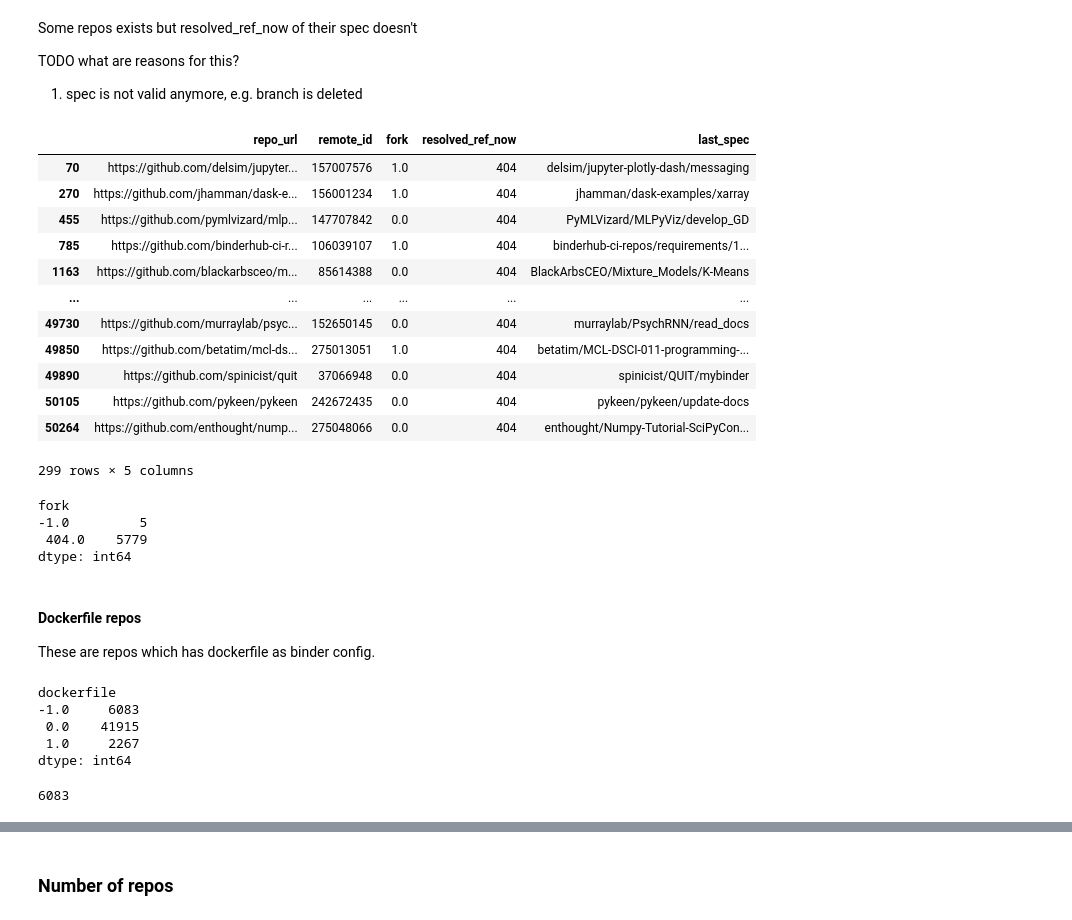
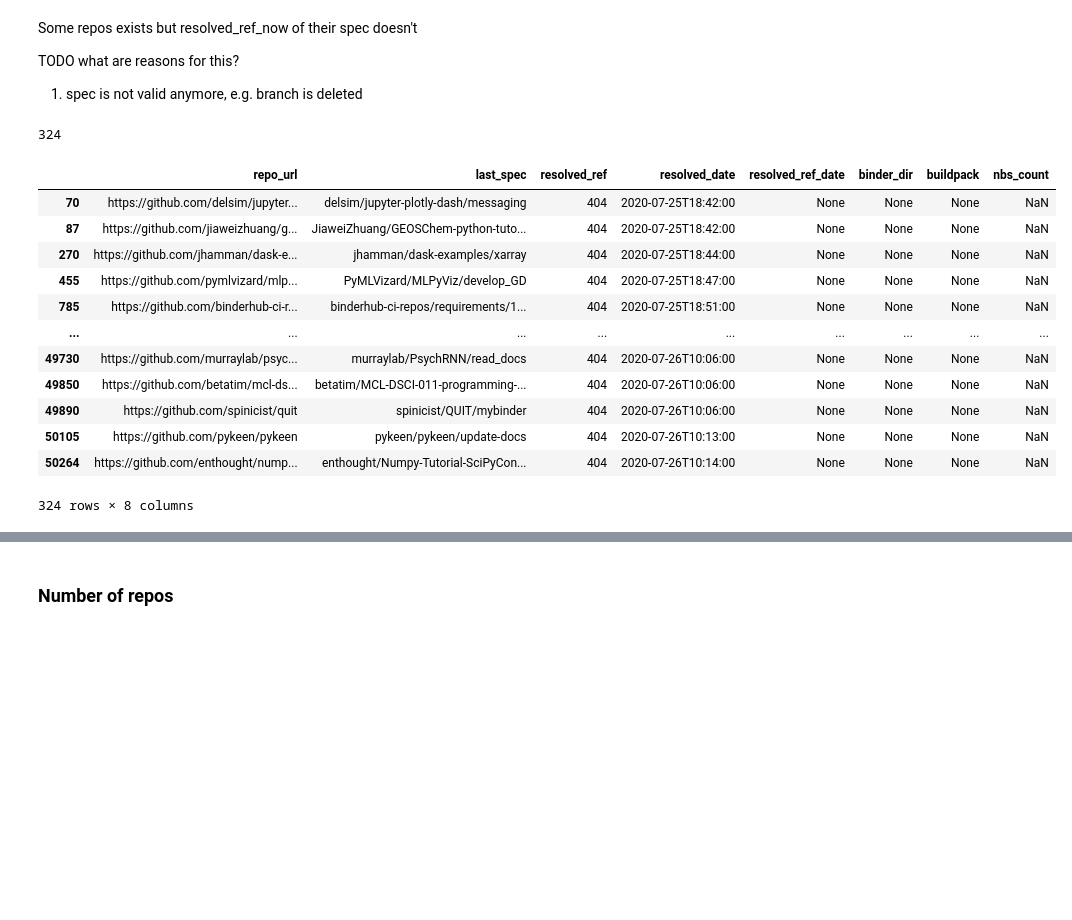
Before and after one commit to gesiscss/binder_paper_20, a Jupyter notebook: analysis/repos.ipynb, the cells around one changed output, grey strips where cells are left out. Cells and saved outputs as stored; diff of their text form; code cells hidden in the pictures; blank space fills up the shorter version.

Commit message:
update first analysis for new db

```diff
--- a/analysis/repos.ipynb
+++ b/analysis/repos.ipynb
@@ -32,10 +44,11 @@ db[repo_table].columns_dict
 # %%
-query = f'SELECT * FROM {repo_table} ORDER BY first_launch;'
+query = f'SELECT * FROM {repo_table} ORDER BY first_launch_ts;'
 repos = pd.read_sql_query(query, db.conn)
-repos = repos[
-    ["id", "remote_id", "repo_url", "provider",
-     "last_spec", "launch_count", "resolved_ref_now",
-     "image_name", "fork", "dockerfile","renamed"]]
+# repos = repos[
+#     ["id", "remote_id", "provider", "repo_url",
+#      "last_spec", "resolved_ref", "launch_count",
+#      "fork","renamed", "launch_count",
+#      "binder_dir", "buildpack", "nbs_count"]]
 # %%
 # def make_clickable(val):
 #     return '<a target="_blank" href="{}">{}</a>'.format(val, val)
@@ -192,45 +201,27 @@ Some repos exists but resolved_ref_now of their spec doesn't
 
 TODO what are reasons for this?
 1. spec is not valid anymore, e.g. branch is deleted
+# %%
+len(repos[repos["resolved_ref"] == "404"])
+# %% [output]
+324
 # %%
 # select fork, remote_id, last_spec, resolved_ref_now,refs,repo_url from repo where resolved_ref_now=404 and fork!=404;
-repos[(repos["resolved_ref_now"] == "404") &
-      (repos["fork"] != 404)][["repo_url", "remote_id", "fork", "resolved_ref_now", "last_spec"]]
+repos[(repos["resolved_ref"] == "404") &
+      (repos["fork"].isin([0,1]))][["repo_url", "last_spec", "resolved_ref",
+                                   "resolved_date", "resolved_ref_date", "binder_dir",
+                                    "buildpack", "nbs_count"]]
 # %% [output]
-|  | repo_url | remote_id | fork | resolved_ref_now | last_spec |
-| 70 | https://github.com/delsim/jupyter... | 157007576 | 1.0 | 404 | delsim/jupyter-plotly-dash/messaging |
-| 270 | https://github.com/jhamman/dask-e... | 156001234 | 1.0 | 404 | jhamman/dask-examples/xarray |
-| 455 | https://github.com/pymlvizard/mlp... | 147707842 | 0.0 | 404 | PyMLVizard/MLPyViz/develop_GD |
-| 785 | https://github.com/binderhub-ci-r... | 106039107 | 1.0 | 404 | binderhub-ci-repos/requirements/1... |
-| 1163 | https://github.com/blackarbsceo/m... | 85614388 | 0.0 | 404 | BlackArbsCEO/Mixture_Models/K-Means |
-| ... | ... | ... | ... | ... | ... |
-| 49730 | https://github.com/murraylab/psyc... | 152650145 | 0.0 | 404 | murraylab/PsychRNN/read_docs |
-| 49850 | https://github.com/betatim/mcl-ds... | 275013051 | 1.0 | 404 | betatim/MCL-DSCI-011-programming-... |
-| 49890 | https://github.com/spinicist/quit | 37066948 | 0.0 | 404 | spinicist/QUIT/mybinder |
-| 50105 | https://github.com/pykeen/pykeen | 242672435 | 0.0 | 404 | pykeen/pykeen/update-docs |
-| 50264 | https://github.com/enthought/nump... | 275048066 | 0.0 | 404 | enthought/Numpy-Tutorial-SciPyCon... |
+|  | repo_url | last_spec | resolved_ref | resolved_date | resolved_ref_date | binder_dir | buildpack | nbs_count |
+| 70 | https://github.com/delsim/jupyter... | delsim/jupyter-plotly-dash/messaging | 404 | 2020-07-25T18:42:00 | None | None | None | NaN |
+| 87 | https://github.com/jiaweizhuang/g... | JiaweiZhuang/GEOSChem-python-tuto... | 404 | 2020-07-25T18:42:00 | None | None | None | NaN |
+| 270 | https://github.com/jhamman/dask-e... | jhamman/dask-examples/xarray | 404 | 2020-07-25T18:44:00 | None | None | None | NaN |
+| 455 | https://github.com/pymlvizard/mlp... | PyMLVizard/MLPyViz/develop_GD | 404 | 2020-07-25T18:47:00 | None | None | None | NaN |
+| 785 | https://github.com/binderhub-ci-r... | binderhub-ci-repos/requirements/1... | 404 | 2020-07-25T18:51:00 | None | None | None | NaN |
+| ... | ... | ... | ... | ... | ... | ... | ... | ... |
+| 49730 | https://github.com/murraylab/psyc... | murraylab/PsychRNN/read_docs | 404 | 2020-07-26T10:06:00 | None | None | None | NaN |
+| 49850 | https://github.com/betatim/mcl-ds... | betatim/MCL-DSCI-011-programming-... | 404 | 2020-07-26T10:06:00 | None | None | None | NaN |
+| 49890 | https://github.com/spinicist/quit | spinicist/QUIT/mybinder | 404 | 2020-07-26T10:06:00 | None | None | None | NaN |
+| 50105 | https://github.com/pykeen/pykeen | pykeen/pykeen/update-docs | 404 | 2020-07-26T10:13:00 | None | None | None | NaN |
+| 50264 | https://github.com/enthought/nump... | enthought/Numpy-Tutorial-SciPyCon... | 404 | 2020-07-26T10:14:00 | None | None | None | NaN |
-299 rows × 5 columns
+324 rows × 8 columns
-# %%
-# if fork is 404, remote_id should be null (not available)
-repos[repos["remote_id"].isnull()].fillna(-1).groupby("fork", as_index = False).size()
-# %% [output]
-fork
--1.0         5
- 404.0    5779
-dtype: int64
-# %% [markdown]
-#### Dockerfile repos
-
-These are repos which has dockerfile as binder config.
-# %%
-repos.fillna(-1).groupby("dockerfile").size()
-# %% [output]
-dockerfile
--1.0     6083
- 0.0    41915
- 1.0     2267
-dtype: int64
-# %%
-len(repos[repos["dockerfile"].isnull()])
-# %% [output]
-6083
```
Also changed, not shown: parts of 66 cells of this notebook, 3 other files.
